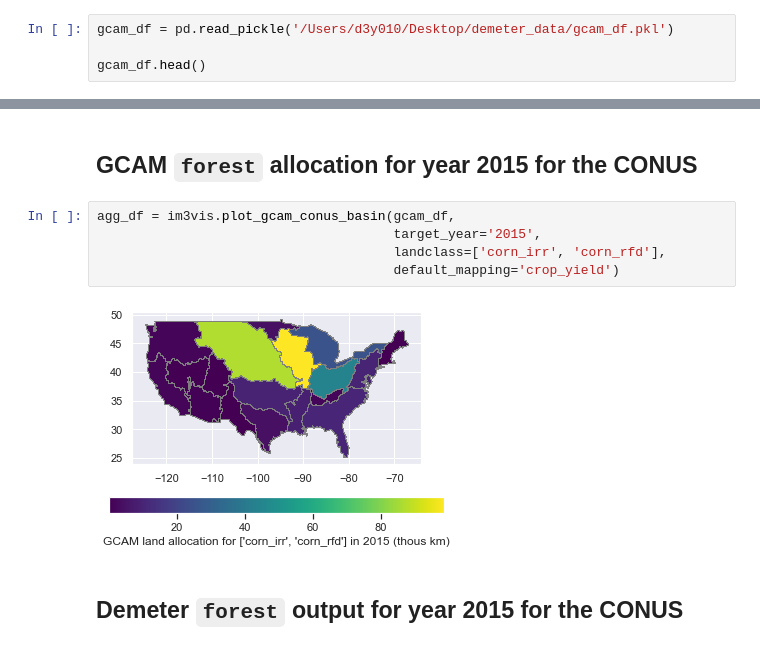
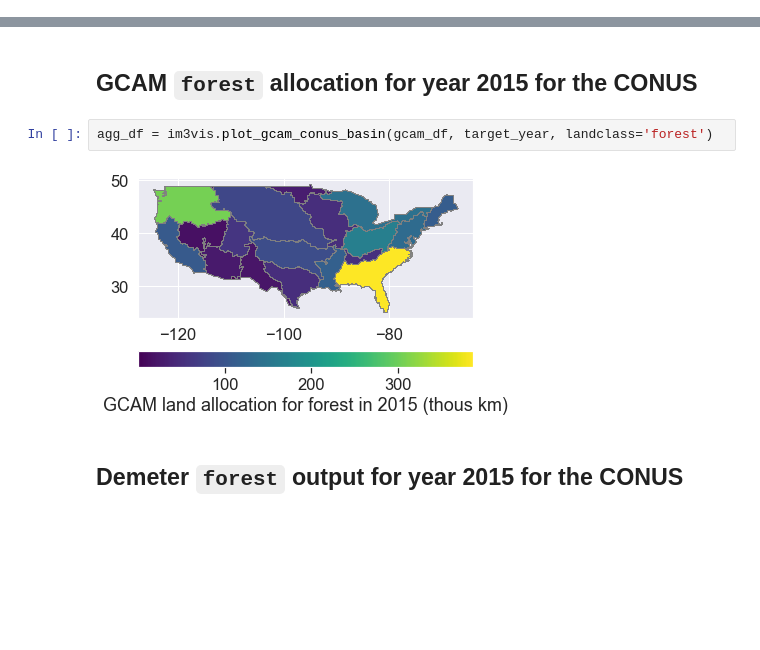
Before and after one commit to IMMM-SFA/im3vis, a Jupyter notebook: notebooks/gcam_demeter.ipynb, the cells around one changed output, grey strips where cells are left out. Saved outputs shown, nothing was run; the diff lists cells and outputs as text; blank space fills up the shorter version.

Commit message:
working on raster plot

```diff
--- a/notebooks/gcam_demeter.ipynb
+++ b/notebooks/gcam_demeter.ipynb
@@ -49,4 +41,0 @@ demeter_gdf = im3vis.build_geodataframe('/Users/d3y010/Desktop/demeter_data/deme
-# %%
-gcam_df = pd.read_pickle('/Users/d3y010/Desktop/demeter_data/gcam_df.pkl')
-
-gcam_df.head()
@@ -98,11 +60,8 @@ gcam_df.loc[(gcam_df['region_id'] == 1) & (gcam_df['landclass'] == 'Corn_IRR')]
 # %% [markdown]
 ## GCAM `forest` allocation for year 2015 for the CONUS
 # %%
-agg_df = im3vis.plot_gcam_conus_basin(gcam_df,
-                                      target_year='2015',
-                                      landclass=['corn_irr', 'corn_rfd'],
-                                      default_mapping='crop_yield')
+agg_df = im3vis.plot_gcam_conus_basin(gcam_df, target_year, landclass='forest')
 # %% [output]
-[figure, old version]
+[figure, new version]
 # %% [markdown]
 ## Demeter `forest` output for year 2015 for the CONUS
```
Also changed, not shown: parts of 30 cells of this notebook, 2 other files.
